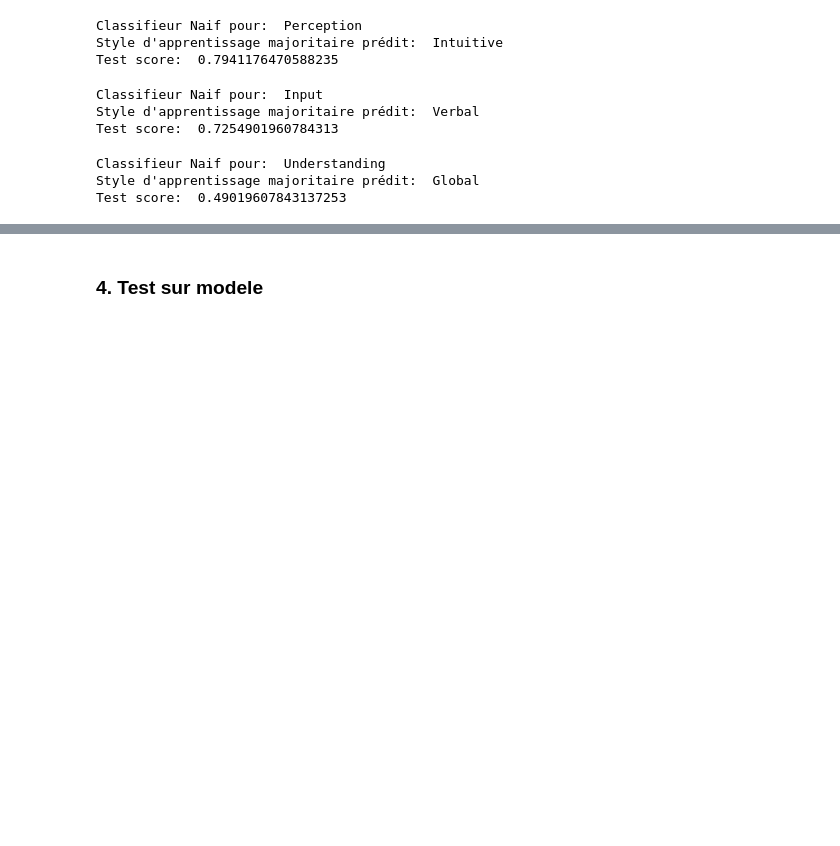
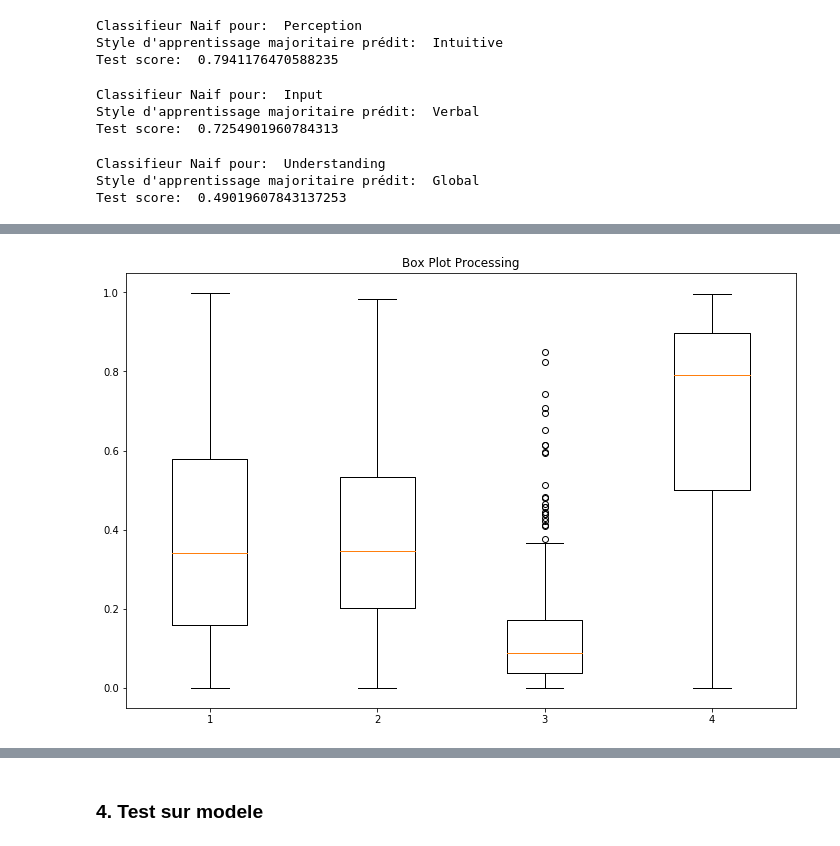
Before and after one commit to MaxwellNM/MLSIM, a Jupyter notebook: main_MLSIM.ipynb, the cells around one changed output, grey strips where cells are left out. Drawn from its saved outputs; the diff is of its cells as text; code cells hidden in the pictures; blank space fills up the shorter version.

```diff
--- a/main_MLSIM.ipynb
+++ b/main_MLSIM.ipynb
@@ -23,10 +24,10 @@ from sklearn.model_selection import train_test_split
 ## 1. Chargement des données.
 # %%
 data = {}
-data[0] = np.load('.\\data\\phili2017\\features\\origin\\ar.npy'),np.load('.\\data\\phili2017\\labels\\labels_ar.npy')
-data[1] = np.load('.\\data\\phili2017\\features\\origin\\si.npy'),np.load('.\\data\\phili2017\\labels\\labels_si.npy')
-data[2] = np.load('.\\data\\phili2017\\features\\origin\\vv.npy'),np.load('.\\data\\phili2017\\labels\\labels_vv.npy')
-data[3] = np.load('.\\data\\phili2017\\features\\origin\\sg.npy'),np.load('.\\data\\phili2017\\labels\\labels_sg.npy')
+data[0] = np.load('./data/phili2017/features/origin/ar.npy'),np.load('./data/phili2017/labels/labels_ar.npy')
+data[1] = np.load('./data/phili2017/features/origin/si.npy'),np.load('./data/phili2017/labels/labels_si.npy')
+data[2] = np.load('./data/phili2017/features/origin/vv.npy'),np.load('./data/phili2017/labels/labels_vv.npy')
+data[3] = np.load('./data/phili2017/features/origin/sg.npy'),np.load('./data/phili2017/labels/labels_sg.npy')
 # %% [markdown]
 ## 2. Definition des traces d'apprentissages du système
 # %%
@@ -99,0 +134,4 @@ Test score:  0.49019607843137253
+# %%
+print_box_blot(data[0][0],LS[0])
+# %% [output]
+[figure, added]
```
Also changed, not shown: parts of 26 cells of this notebook, 40 other files.
